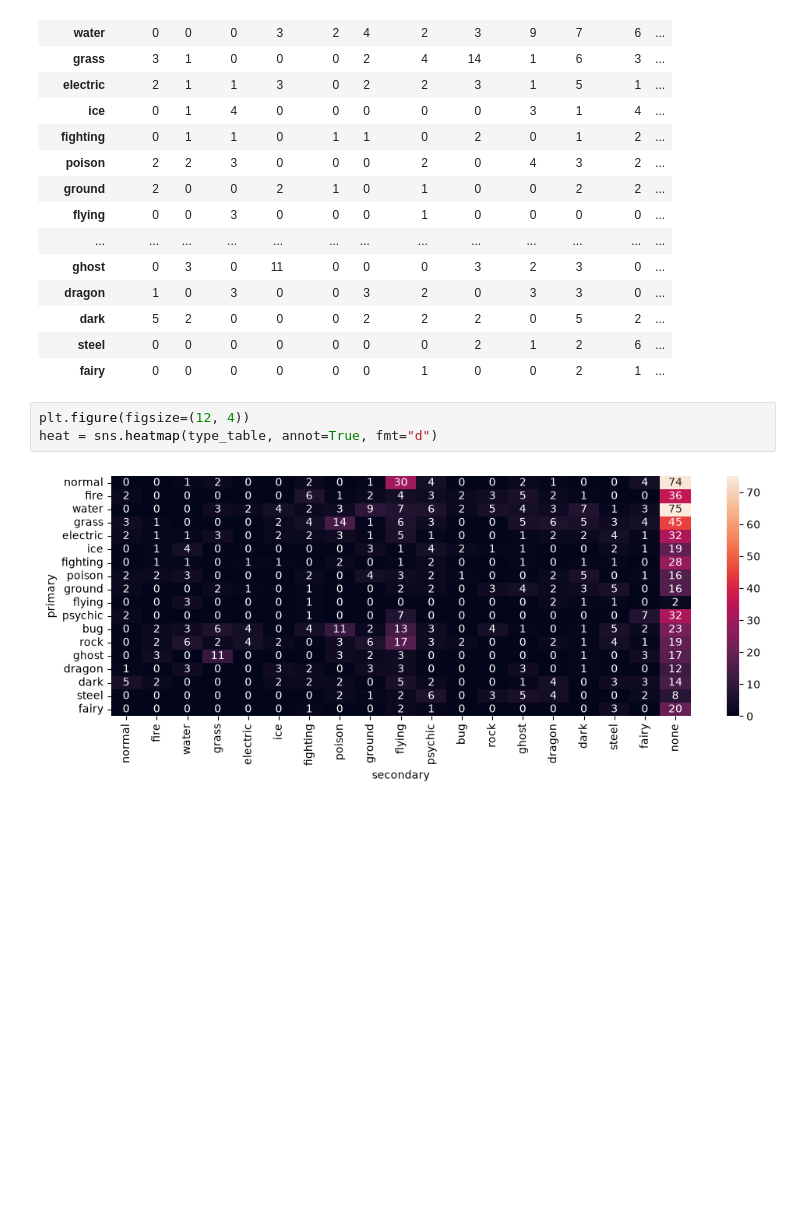
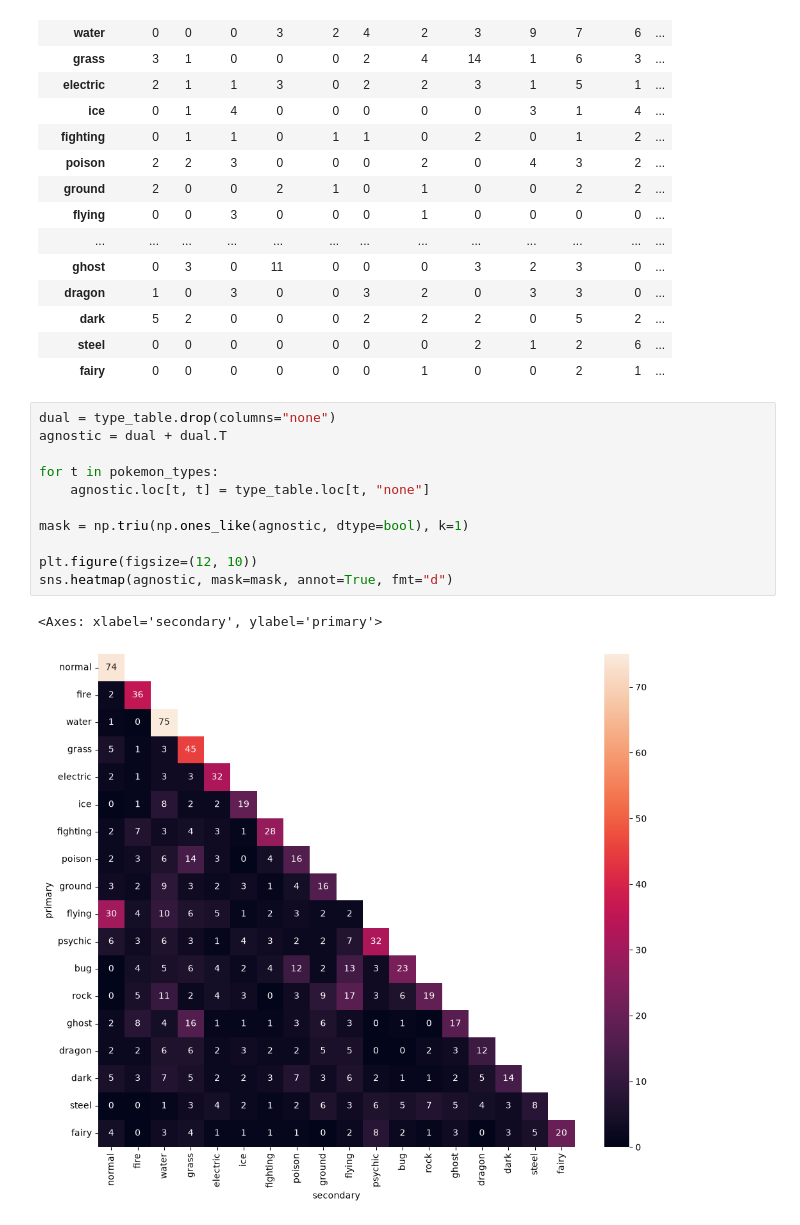
Before and after one commit to Prabhdeep-AI/Machine-Learning-Project, a Jupyter notebook: EDA.ipynb, the cells around one changed output. Cells and saved outputs as stored; diff of their text form; blank space fills up the shorter version.

```diff
--- a/EDA.ipynb
+++ b/EDA.ipynb
@@ -101,8 +67,17 @@ type_table
 | dark | 5 | 2 | 0 | 0 | 0 | 2 | 2 | 2 | 0 | 5 | 2 | ... |
 | steel | 0 | 0 | 0 | 0 | 0 | 0 | 0 | 2 | 1 | 2 | 6 | ... |
 | fairy | 0 | 0 | 0 | 0 | 0 | 0 | 1 | 0 | 0 | 2 | 1 | ... |
-# %%
-plt.figure(figsize=(12, 4))
-heat = sns.heatmap(type_table, annot=True, fmt="d")
-# %% [output]
-[figure, removed]
+# %%
+dual = type_table.drop(columns="none")
+agnostic = dual + dual.T
+
+for t in pokemon_types:
+    agnostic.loc[t, t] = type_table.loc[t, "none"]
+
+mask = np.triu(np.ones_like(agnostic, dtype=bool), k=1)
+
+plt.figure(figsize=(12, 10))
+sns.heatmap(agnostic, mask=mask, annot=True, fmt="d")
+# %% [output]
+<Axes: xlabel='secondary', ylabel='primary'>
+[figure, added]
```
Also changed, not shown: parts of 4 cells of this notebook.
